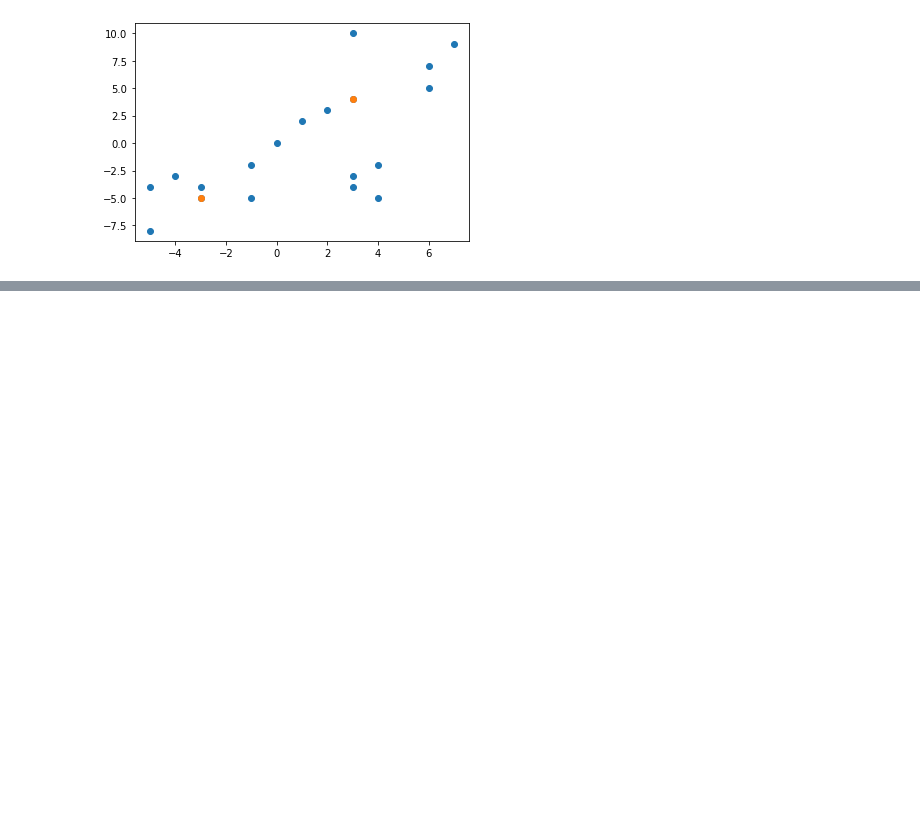
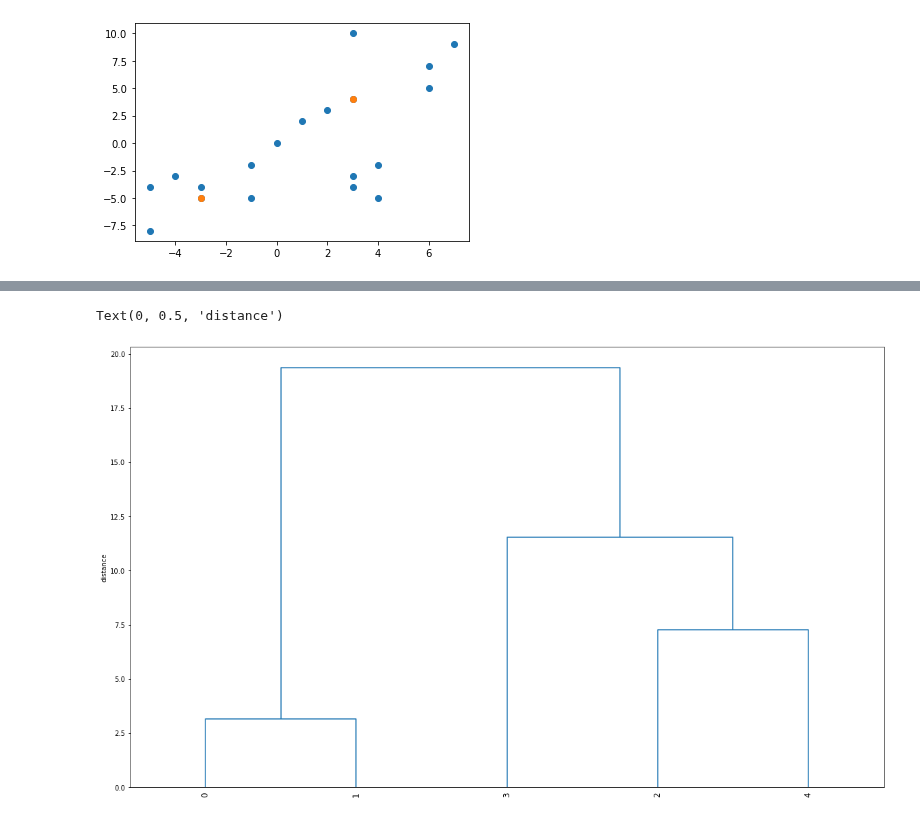
Before and after one commit to anidec25/Linear-Regression, a Jupyter notebook: clustering/kmeans.ipynb, the cells around one changed output, grey strips where cells are left out. Drawn from its saved outputs; the diff is of its cells as text; code cells hidden in the pictures; blank space fills up the shorter version.

```diff
--- a/clustering/kmeans.ipynb
+++ b/clustering/kmeans.ipynb
@@ -407,3 +407,5 @@ plt.scatter((-3,3),(-5,4))
 plt.show()
 # %% [output]
 [figure]
+# %%
+df = pd.DataFrame({'id':[1,2,3,4,5], 'marks':[10,7,28,20,35]})
@@ -409,0 +421,13 @@ plt.show()
+# %%
+import scipy.cluster.hierarchy as sch
+
+# Refer https://docs.scipy.org/doc/scipy/reference/generated/scipy.cluster.hierarchy.linkage.html#scipy.cluster.hierarchy.linkage
+Z = sch.linkage(df, method='average') #linkage = ward
+# %%
+fig, ax = plt.subplots(figsize=(20, 12))
+sch.dendrogram(Z, labels=df.index, ax=ax, color_threshold=2)
+plt.xticks(rotation=90)
+ax.set_ylabel('distance')
+# %% [output]
+Text(0, 0.5, 'distance')
+[figure, added]
```
Also changed, not shown: parts of 2 cells of this notebook, 3 other files.
